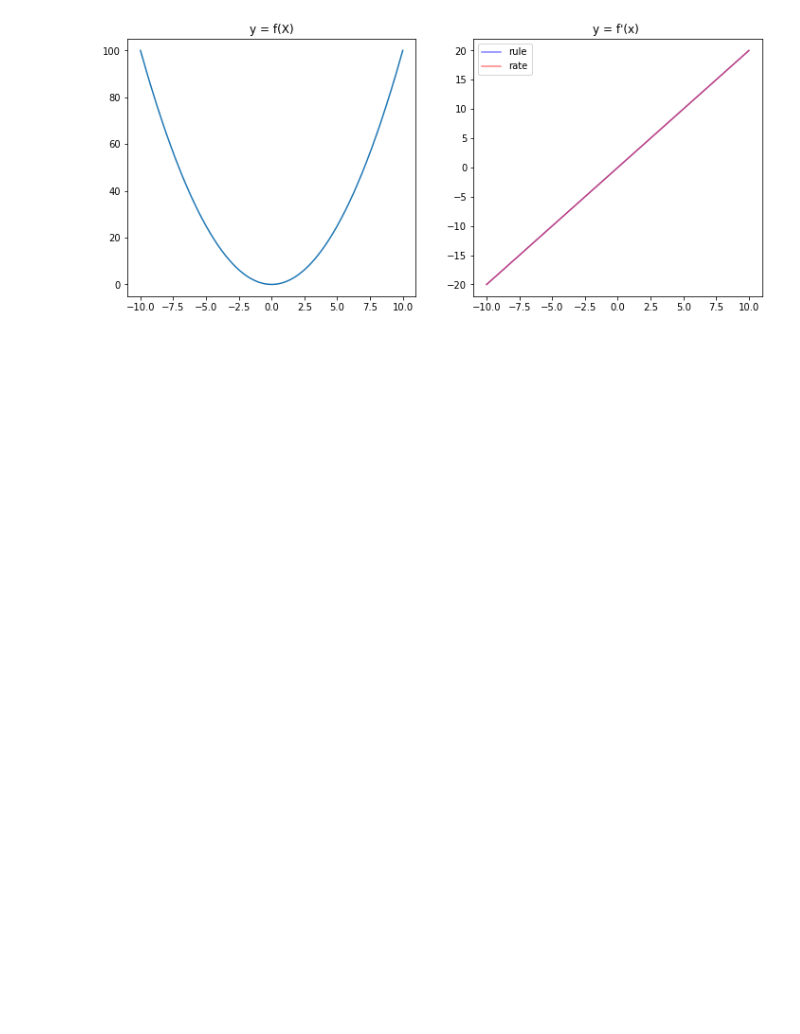
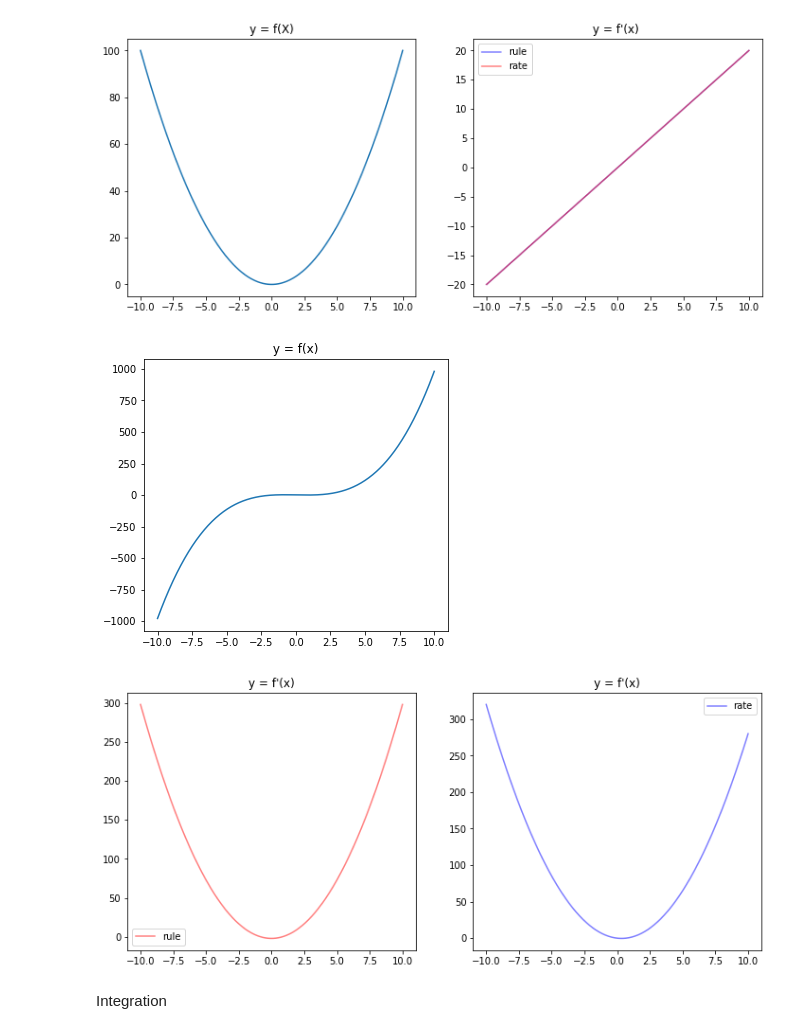
Before and after one commit to Duks31/calculus_ML, a Jupyter notebook: cal.ipynb, the cells around one changed output. Cells and saved outputs as stored; diff of their text form; code cells hidden in the pictures; blank space fills up the shorter version.

Commit message:
differentiation task

```diff
--- a/cal.ipynb
+++ b/cal.ipynb
@@ -37,0 +38,43 @@ plt.show()
+# %%
+# Task
+
+# Function x**3 - 2*x + 1
+def f(x):
+    return (x**3) - (2*x) + 1
+
+# compute f(x) = x^2 for x = -10 to x = 10
+x = np.linspace(-10,10,500)
+y = f(x)
+
+# plotting the function
+fig = plt.figure(figsize=(12, 5))
+ax = fig.add_subplot(121)
+ax.plot(x, y)
+ax.set_title(" y = f(x) ")
+
+# finding the derivitive (rate)
+delta = 0.0001
+y1 = (f(x + delta_x) - f(x)) / delta_x
+
+# plotting f'(x) using the rule
+y2 = (3*(x**2)) - (2*x)
+
+# plotting f'(x) according to the rule
+fig = plt.figure(figsize=(12, 5))
+ax = fig.add_subplot(121)
+ax.plot(x, y1, c = "r", alpha = 0.5, label = "rule")
+ax.set_title("y = f'(x)")
+ax.legend()
+
+# plotting f'(x) according to the rate
+ax = fig.add_subplot(122)
+ax.plot(x, y2, c = "b", alpha = 0.5, label = "rate")
+ax.set_title("y = f'(x)")
+ax.legend()
+
+plt.show()
+# %% [output]
+[figure, added]
+[figure, added]
+# %% [markdown]
+Integration
```
Also changed, not shown: parts of 2 cells of this notebook.
